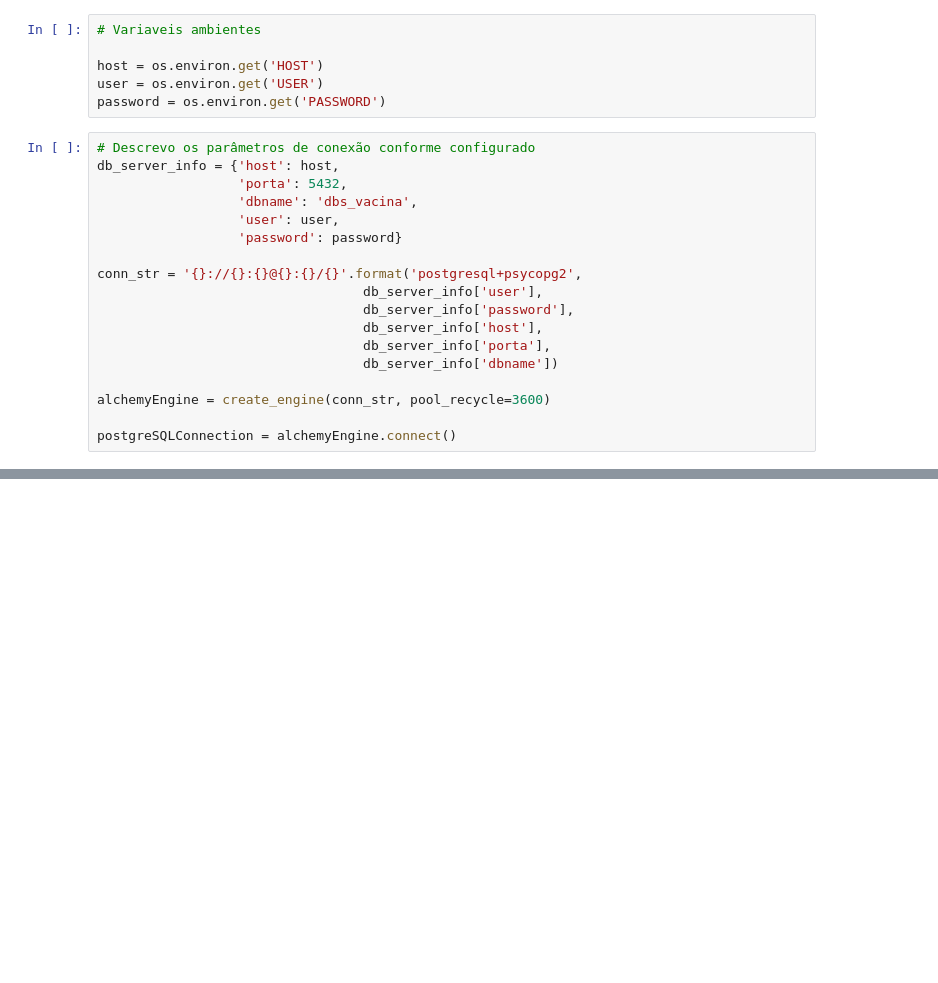
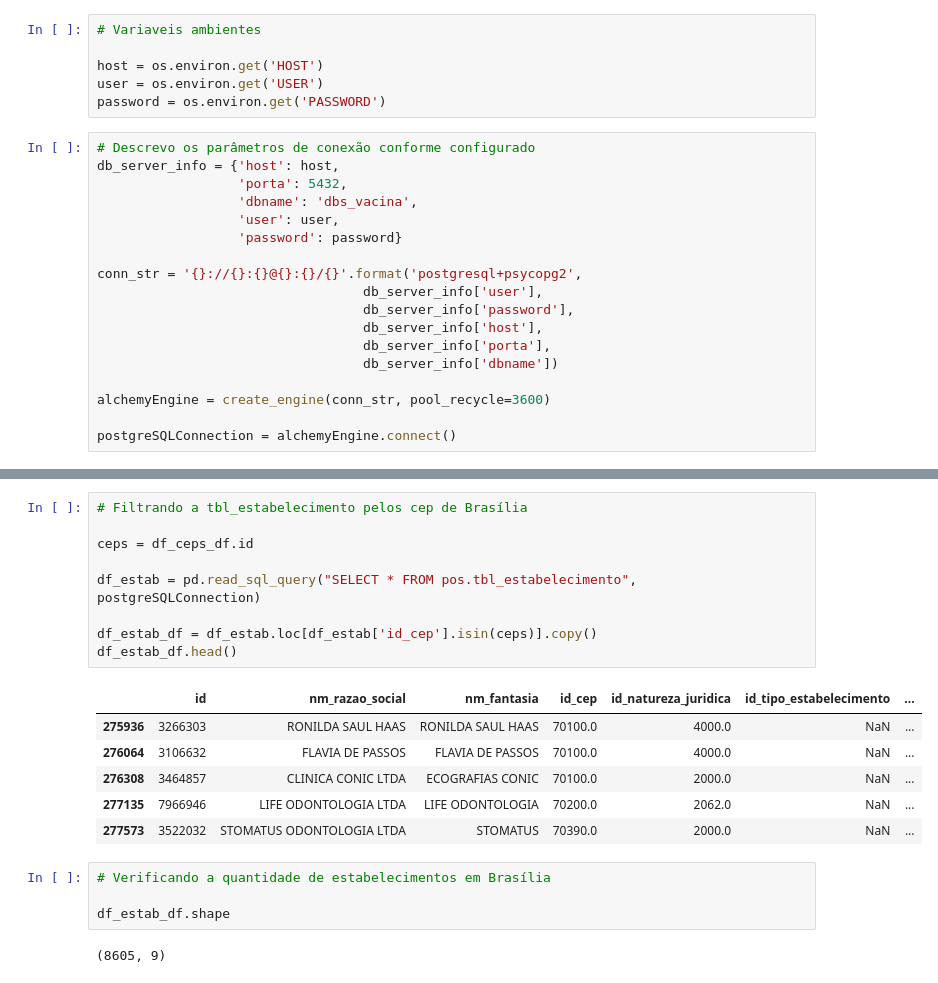
Before and after one commit to raquelcreis/vacina_covid_bsb, a Jupyter notebook: notebook.ipynb, the cells around one changed output, grey strips where cells are left out. Drawn from its saved outputs; the diff is of its cells as text; blank space fills up the shorter version.

```diff
--- a/notebook.ipynb
+++ b/notebook.ipynb
@@ -30,0 +50,22 @@ postgreSQLConnection = alchemyEngine.connect()
+# %%
+# Filtrando a tbl_estabelecimento pelos cep de Brasília
+
+ceps = df_ceps_df.id
+
+df_estab = pd.read_sql_query("SELECT * FROM pos.tbl_estabelecimento", postgreSQLConnection)
+
+df_estab_df = df_estab.loc[df_estab['id_cep'].isin(ceps)].copy()
+df_estab_df.head()
+# %% [output]
+|  | id | nm_razao_social | nm_fantasia | id_cep | id_natureza_juridica | id_tipo_estabelecimento | ... |
+| 275936 | 3266303 | RONILDA SAUL HAAS | RONILDA SAUL HAAS | 70100.0 | 4000.0 | NaN | ... |
+| 276064 | 3106632 | FLAVIA DE PASSOS | FLAVIA DE PASSOS | 70100.0 | 4000.0 | NaN | ... |
+| 276308 | 3464857 | CLINICA CONIC LTDA | ECOGRAFIAS CONIC | 70100.0 | 2000.0 | NaN | ... |
+| 277135 | 7966946 | LIFE ODONTOLOGIA LTDA | LIFE ODONTOLOGIA | 70200.0 | 2062.0 | NaN | ... |
+| 277573 | 3522032 | STOMATUS ODONTOLOGIA LTDA | STOMATUS | 70390.0 | 2000.0 | NaN | ... |
+# %%
+# Verificando a quantidade de estabelecimentos em Brasília
+
+df_estab_df.shape
+# %% [output]
+(8605, 9)
```
Also changed, not shown: parts of 18 cells of this notebook.
